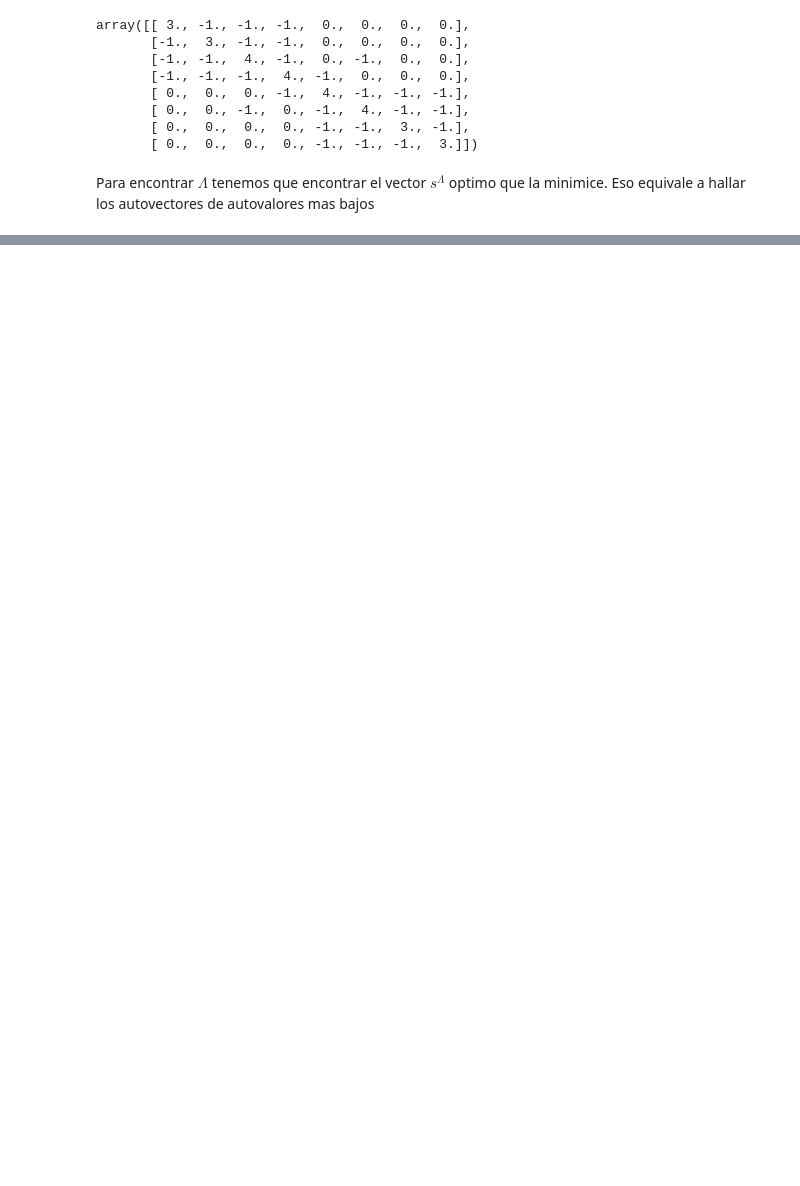
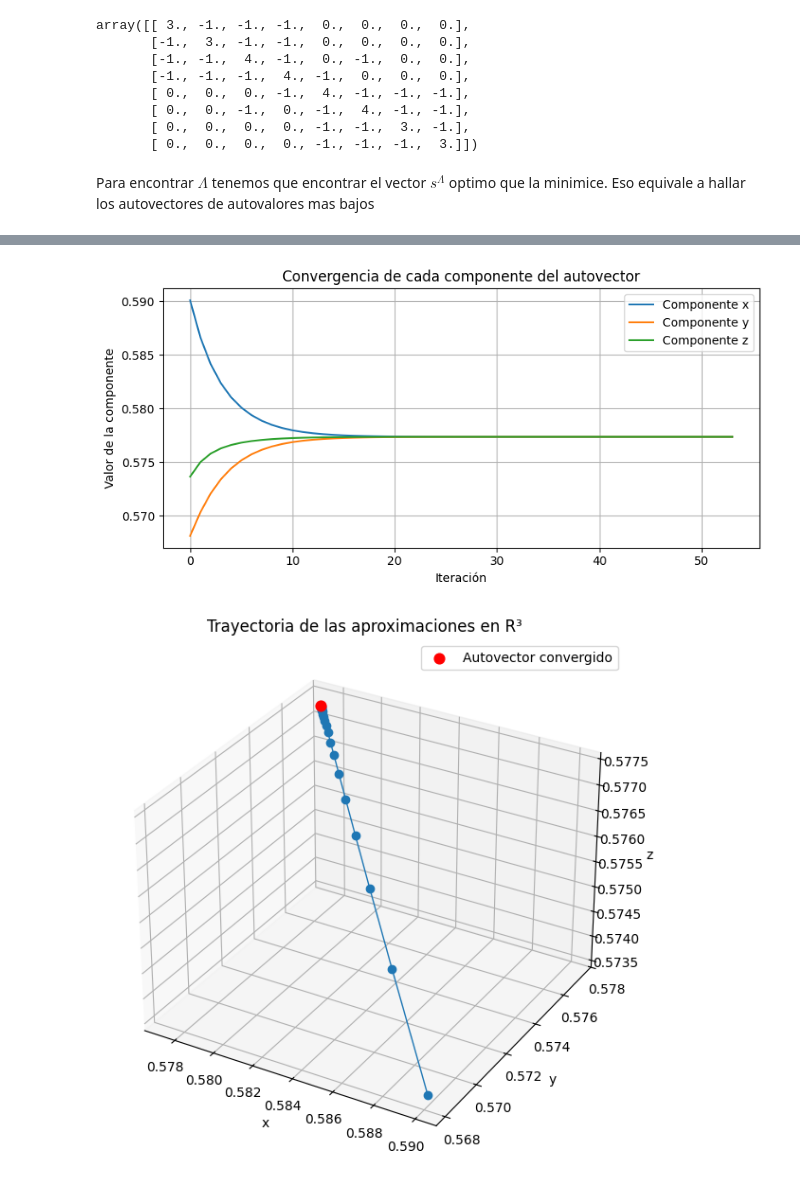
Before and after one commit to agusruss0/TP2-alc-2025-2C, a Jupyter notebook: tp2_notebook.ipynb, the cells around one changed output, grey strips where cells are left out. Drawn from its saved outputs; the diff is of its cells as text; code cells hidden in the pictures; blank space fills up the shorter version.

Commit message:
metpot1 y graficos de aproxiacion

```diff
--- a/tp2_notebook.ipynb
+++ b/tp2_notebook.ipynb
@@ -30,0 +79,30 @@ cal
+# %%
+from mpl_toolkits.mplot3d import Axes3D  # sólo para activar el proyector 3D
+
+plt.figure(figsize=(8, 4))
+plt.plot(np.arange(len(avec_aprox)), avec_aprox[:, 0], label='Componente x')
+plt.plot(np.arange(len(avec_aprox)), avec_aprox[:, 1], label='Componente y')
+plt.plot(np.arange(len(avec_aprox)), avec_aprox[:, 2], label='Componente z')
+plt.xlabel('Iteración')
+plt.ylabel('Valor de la componente')
+plt.title('Convergencia de cada componente del autovector')
+plt.grid(True)
+plt.legend()
+plt.tight_layout()
+plt.show()
+
+
+fig = plt.figure(figsize=(6, 6))
+ax  = fig.add_subplot(111, projection='3d')
+ax.plot(avec_aprox[:, 0], avec_aprox[:, 1], avec_aprox[:, 2], marker='o', linewidth=1)
+ax.scatter(*avec_aprox[-1], c='red', s=60, label='Autovector convergido')
+ax.set_xlabel('x')
+ax.set_ylabel('y')
+ax.set_zlabel('z')
+ax.set_title('Trayectoria de las aproximaciones en R³')
+ax.legend()
+plt.tight_layout()
+plt.show()
+# %% [output]
+[figure, added]
+[figure, added]
```
Also changed, not shown: parts of 2 cells of this notebook, 2 other files.
